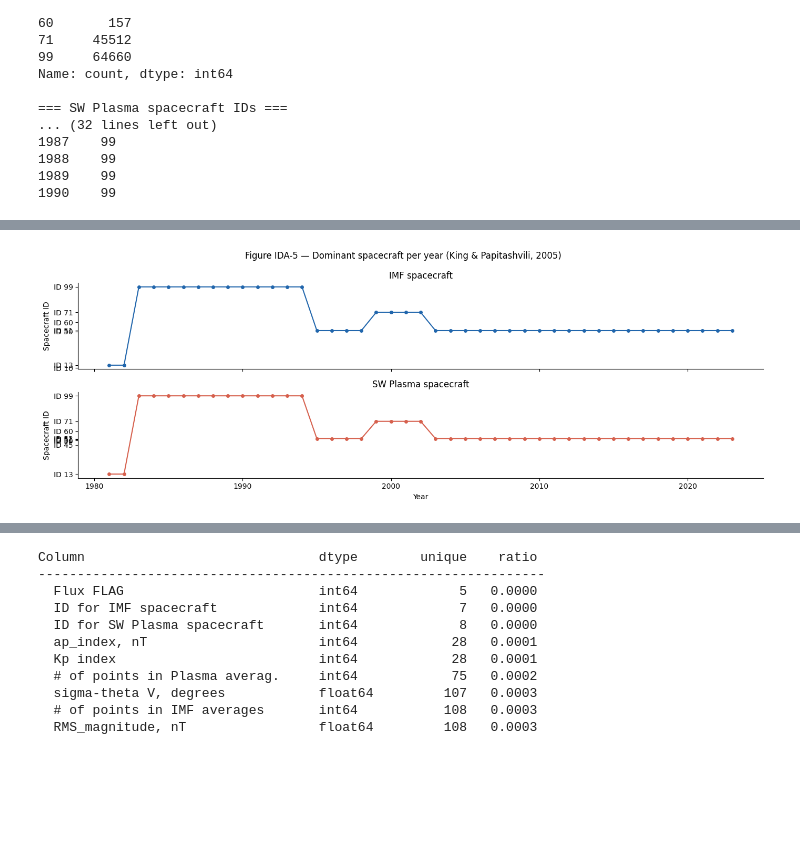
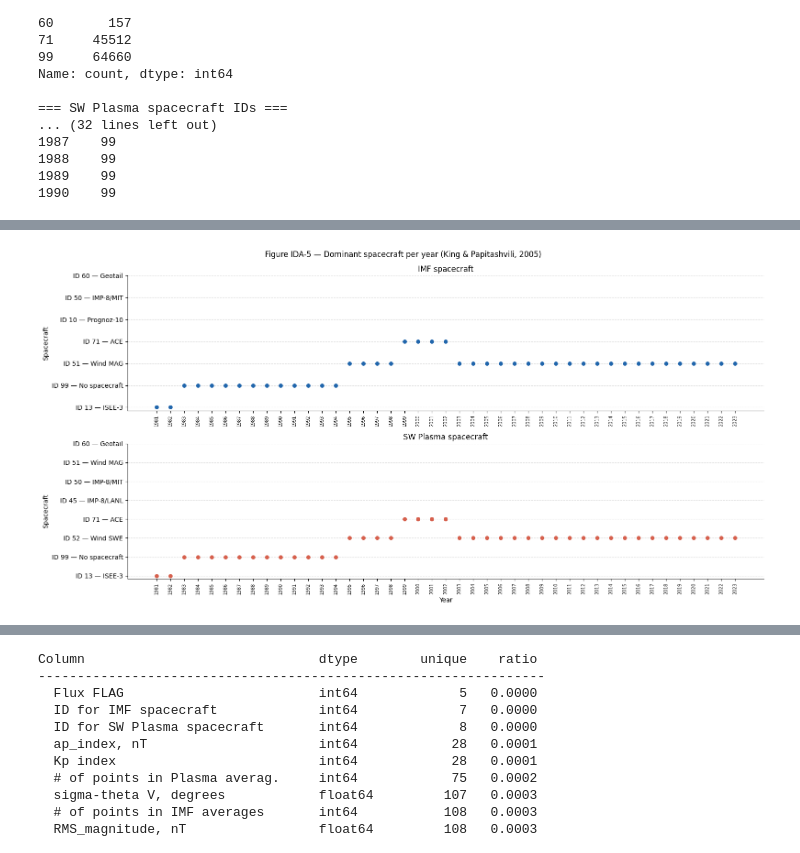
Before and after one commit to RoumenNikolov/cosmic-ray-storm-clean, a Jupyter notebook: cosmic_ray_storm_prediction.ipynb, the cells around one changed output, grey strips where cells are left out. Saved outputs shown, nothing was run; the diff lists cells and outputs as text; code cells hidden in the pictures; blank space fills up the shorter version.

```diff
--- a/cosmic_ray_storm_prediction.ipynb
+++ b/cosmic_ray_storm_prediction.ipynb
@@ -580,32 +667,47 @@ To visualise when spacecraft transitions occurred, the dominant spacecraft ID is
 # %%
+# ── IDA: Dominant spacecraft per year — visualise transitions ────────────────
+# Y-axis uses categorical labels — spacecraft IDs are categories, not numbers.
 
-# ── IDA: Dominant spacecraft per year — visualise transitions ────────────────
-# For each year, the most frequent spacecraft ID is plotted.
-# A step change in ID indicates a transition between L1 missions [PAP20].
+def plot_spacecraft(ax, by_year, labels, all_sc, title, color, xlabel=False):
+    ax.scatter(by_year.index, labels, color=color, s=30, zorder=5)
+    ax.set_ylabel('Spacecraft')
+    ax.set_title(title)
+    ax.set_yticks(all_sc)
+    ax.set_xticks(range(1981, 2024))
+    ax.set_xticklabels(range(1981, 2024), rotation=90, fontsize=7)
+    ax.spines['top'].set_visible(False)
+    ax.spines['right'].set_visible(False)
+    ax.grid(axis='y', linestyle='--', alpha=0.4)
+    if xlabel:
+        ax.set_xlabel('Year')
 
-fig, (ax1, ax2) = plt.subplots(2, 1, figsize=(14, 5), sharex=True)
+sc_names = {
+    10: 'ID 10 — Prognoz-10',
+    13: 'ID 13 — ISEE-3',
+    45: 'ID 45 — IMP-8/LANL',
+    50: 'ID 50 — IMP-8/MIT',
+    51: 'ID 51 — Wind MAG',
+    52: 'ID 52 — Wind SWE',
+    60: 'ID 60 — Geotail',
+    71: 'ID 71 — ACE',
+    99: 'ID 99 — No spacecraft'
+}
 
-ax1.plot(imf_by_year.index, imf_by_year.values, 'o-', color='#2166ac', lw=1.5, ms=4)
-ax1.set_ylabel('Spacecraft ID')
-ax1.set_title('IMF spacecraft')
-ax1.set_yticks(sorted(df_omni['ID for IMF spacecraft'].unique()))
-ax1.set_yticklabels([f'ID {i}' for i in sorted(df_omni['ID for IMF spacecraft'].unique())])
-ax1.spines['top'].set_visible(False)
-ax1.spines['right'].set_visible(False)
+imf_labels = imf_by_year.map(sc_names)
+sw_labels  = sw_by_year.map(sc_names)
 
-ax2.plot(sw_by_year.index, sw_by_year.values, 'o-', color='#d6604d', lw=1.5, ms=4)
-ax2.set_ylabel('Spacecraft ID')
-ax2.set_xlabel('Year')
-ax2.set_yticks(sorted(df_omni['ID for SW Plasma spacecraft'].unique()))
-ax2.set_yticklabels([f'ID {i}' for i in sorted(df_omni['ID for SW Plasma spacecraft'].unique())])
-ax2.set_title('SW Plasma spacecraft')
-ax2.spines['top'].set_visible(False)
-ax2.spines['right'].set_visible(False)
+all_imf_sc = [sc_names[i] for i in sorted(df_omni['ID for IMF spacecraft'].unique()) if i in sc_names]
+all_sw_sc  = [sc_names[i] for i in sorted(df_omni['ID for SW Plasma spacecraft'].unique()) if i in sc_names]
+
+fig, (ax1, ax2) = plt.subplots(2, 1, figsize=(16, 8))
+
+plot_spacecraft(ax1, imf_by_year, imf_labels, all_imf_sc, 'IMF spacecraft', '#2166ac')
+plot_spacecraft(ax2, sw_by_year, sw_labels, all_sw_sc, 'SW Plasma spacecraft', '#d6604d', xlabel=True)
 
 plt.suptitle('Figure IDA-5 — Dominant spacecraft per year (King & Papitashvili, 2005)', fontsize=12)
 plt.tight_layout()
 plt.savefig('images/fig_ida5_spacecraft.png', dpi=150, bbox_inches='tight')
 plt.show()
 # %% [output]
-[figure, old version]
+[figure, new version]
 # %% [markdown]
```
Also changed, not shown: parts of 112 cells of this notebook.
